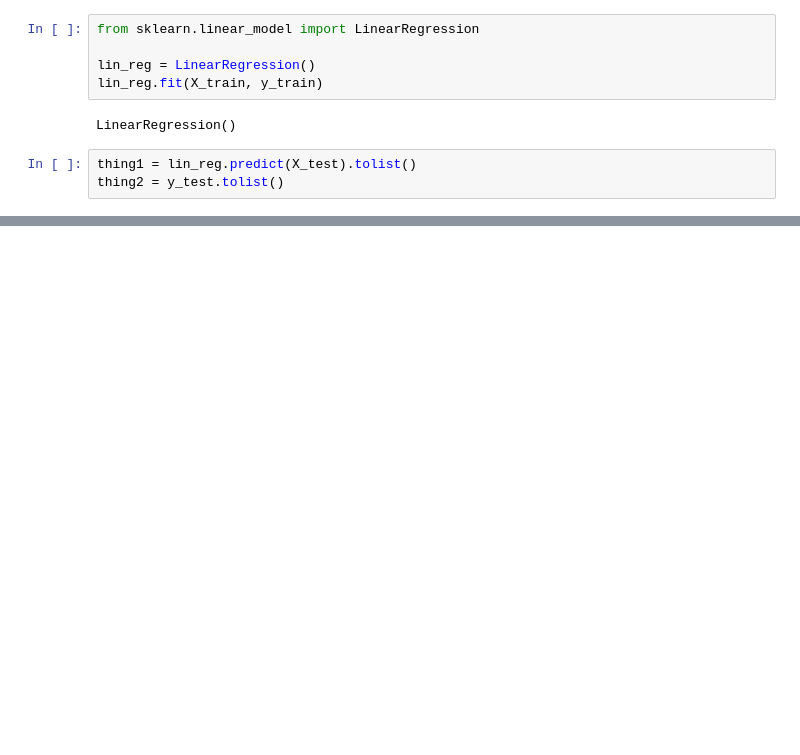
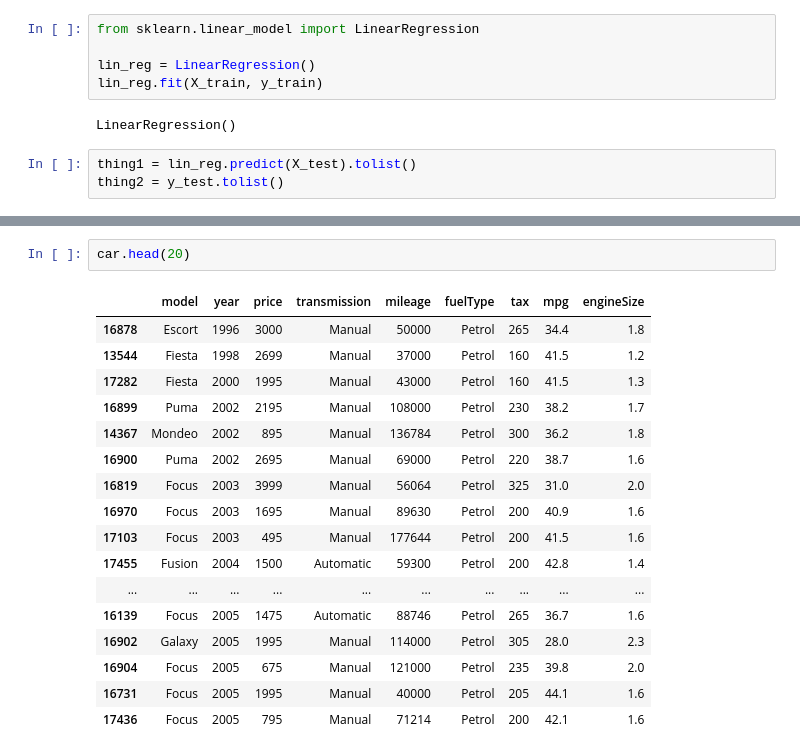
Before and after one commit to claywrentz/MLFinalProject, a Jupyter notebook: CarPrice.ipynb, the cells around one changed output, grey strips where cells are left out. Drawn from its saved outputs; the diff is of its cells as text; blank space fills up the shorter version.

```diff
--- a/CarPrice.ipynb
+++ b/CarPrice.ipynb
@@ -146,0 +252,20 @@ tree_reg.fit(X_train, y_train)
+# %%
+car.head(20)
+# %% [output]
+|  | model | year | price | transmission | mileage | fuelType | tax | mpg | engineSize |
+| 16878 | Escort | 1996 | 3000 | Manual | 50000 | Petrol | 265 | 34.4 | 1.8 |
+| 13544 | Fiesta | 1998 | 2699 | Manual | 37000 | Petrol | 160 | 41.5 | 1.2 |
+| 17282 | Fiesta | 2000 | 1995 | Manual | 43000 | Petrol | 160 | 41.5 | 1.3 |
+| 16899 | Puma | 2002 | 2195 | Manual | 108000 | Petrol | 230 | 38.2 | 1.7 |
+| 14367 | Mondeo | 2002 | 895 | Manual | 136784 | Petrol | 300 | 36.2 | 1.8 |
+| 16900 | Puma | 2002 | 2695 | Manual | 69000 | Petrol | 220 | 38.7 | 1.6 |
+| 16819 | Focus | 2003 | 3999 | Manual | 56064 | Petrol | 325 | 31.0 | 2.0 |
+| 16970 | Focus | 2003 | 1695 | Manual | 89630 | Petrol | 200 | 40.9 | 1.6 |
+| 17103 | Focus | 2003 | 495 | Manual | 177644 | Petrol | 200 | 41.5 | 1.6 |
+| 17455 | Fusion | 2004 | 1500 | Automatic | 59300 | Petrol | 200 | 42.8 | 1.4 |
+| ... | ... | ... | ... | ... | ... | ... | ... | ... | ... |
+| 16139 | Focus | 2005 | 1475 | Automatic | 88746 | Petrol | 265 | 36.7 | 1.6 |
+| 16902 | Galaxy | 2005 | 1995 | Manual | 114000 | Petrol | 305 | 28.0 | 2.3 |
+| 16904 | Focus | 2005 | 675 | Manual | 121000 | Petrol | 235 | 39.8 | 2.0 |
+| 16731 | Focus | 2005 | 1995 | Manual | 40000 | Petrol | 205 | 44.1 | 1.6 |
+| 17436 | Focus | 2005 | 795 | Manual | 71214 | Petrol | 200 | 42.1 | 1.6 |
```
Also changed, not shown: parts of 23 cells of this notebook.
